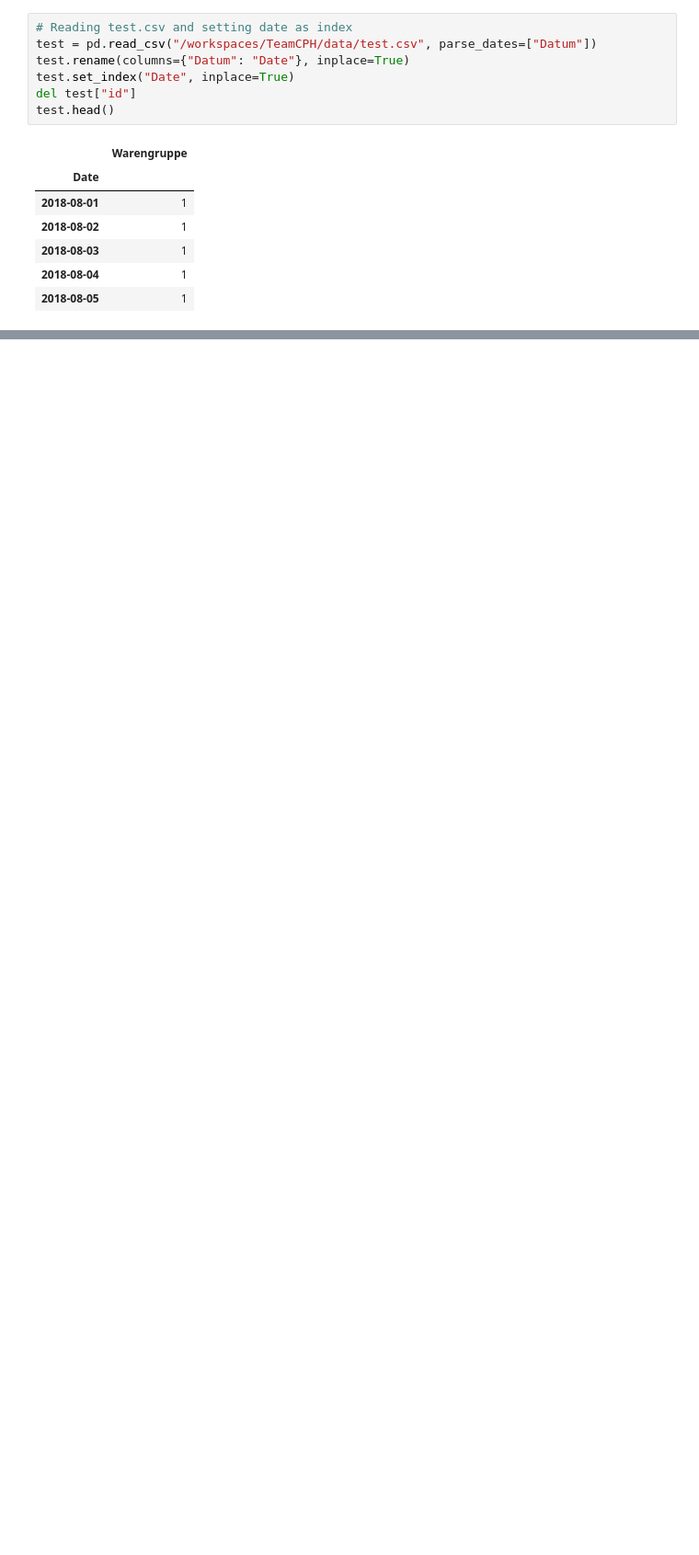
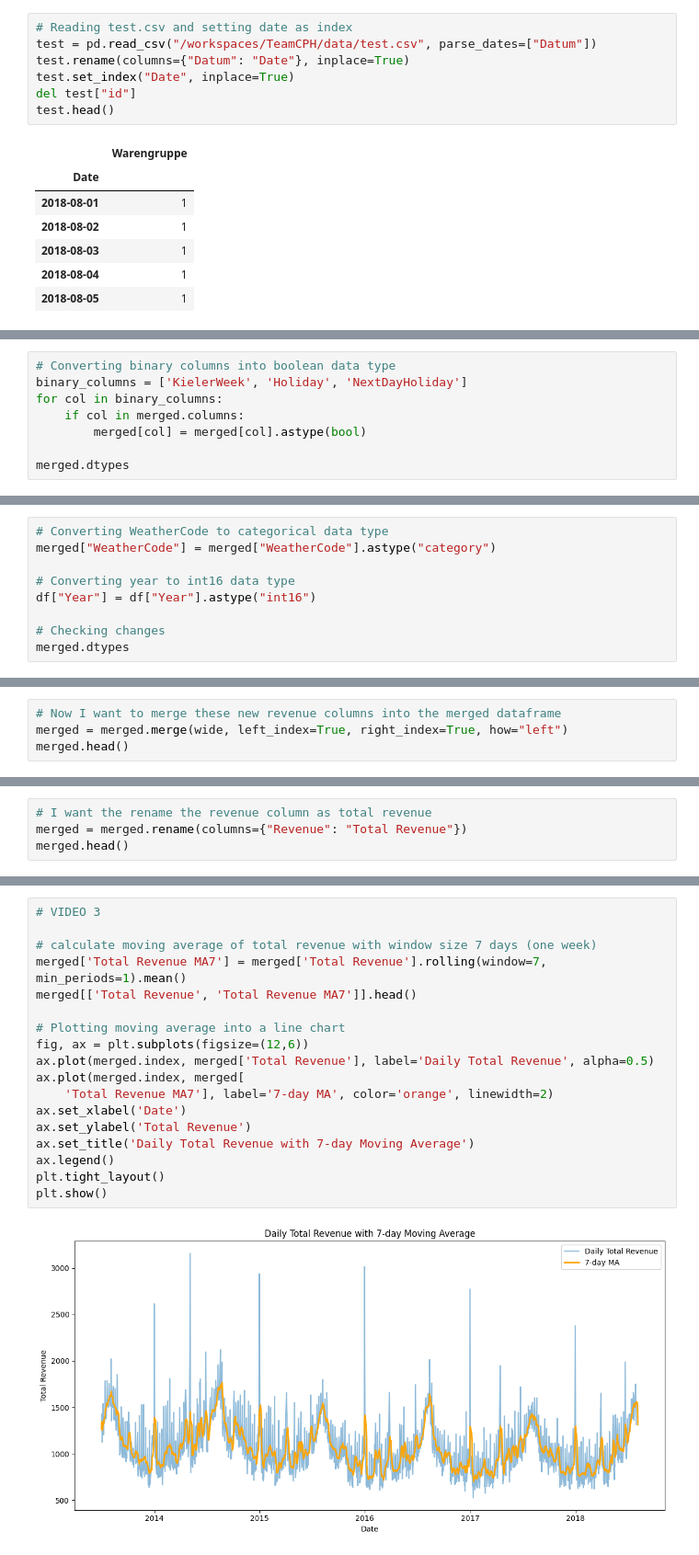
Before and after one commit to mofreund99/TeamCPH, a Jupyter notebook: LP_20251208.ipynb, the cells around one changed output, grey strips where cells are left out. Shown at 92% size. Cells and saved outputs as stored; diff of their text form; blank space fills up the shorter version.

```diff
--- a/LP_20251208.ipynb
+++ b/LP_20251208.ipynb
@@ -507,0 +577,8 @@ merged.head()
+# %%
+# Converting binary columns into boolean data type
+binary_columns = ['KielerWeek', 'Holiday', 'NextDayHoliday']
+for col in binary_columns:
+    if col in merged.columns:
+        merged[col] = merged[col].astype(bool)
+
+merged.dtypes
@@ -507,0 +599,9 @@ merged.head()
+# %%
+# Converting WeatherCode to categorical data type
+merged["WeatherCode"] = merged["WeatherCode"].astype("category")
+
+# Converting year to int16 data type
+df["Year"] = df["Year"].astype("int16")
+
+# Checking changes
+merged.dtypes
@@ -507,0 +694,4 @@ merged.head()
+# %%
+# Now I want to merge these new revenue columns into the merged dataframe
+merged = merged.merge(wide, left_index=True, right_index=True, how="left")
+merged.head()
@@ -507,0 +706,4 @@ merged.head()
+# %%
+# I want the rename the revenue column as total revenue
+merged = merged.rename(columns={"Revenue": "Total Revenue"})
+merged.head()
@@ -507,0 +718,20 @@ merged.head()
+# %%
+# VIDEO 3
+
+# calculate moving average of total revenue with window size 7 days (one week)
+merged['Total Revenue MA7'] = merged['Total Revenue'].rolling(window=7, min_periods=1).mean()
+merged[['Total Revenue', 'Total Revenue MA7']].head()
+
+# Plotting moving average into a line chart
+fig, ax = plt.subplots(figsize=(12,6))
+ax.plot(merged.index, merged['Total Revenue'], label='Daily Total Revenue', alpha=0.5)
+ax.plot(merged.index, merged[
+    'Total Revenue MA7'], label='7-day MA', color='orange', linewidth=2)
+ax.set_xlabel('Date')
+ax.set_ylabel('Total Revenue')
+ax.set_title('Daily Total Revenue with 7-day Moving Average')
+ax.legend()
+plt.tight_layout()
+plt.show()
+# %% [output]
+[figure, added]
```
Also changed, not shown: parts of 19 cells of this notebook, 2 other files.
